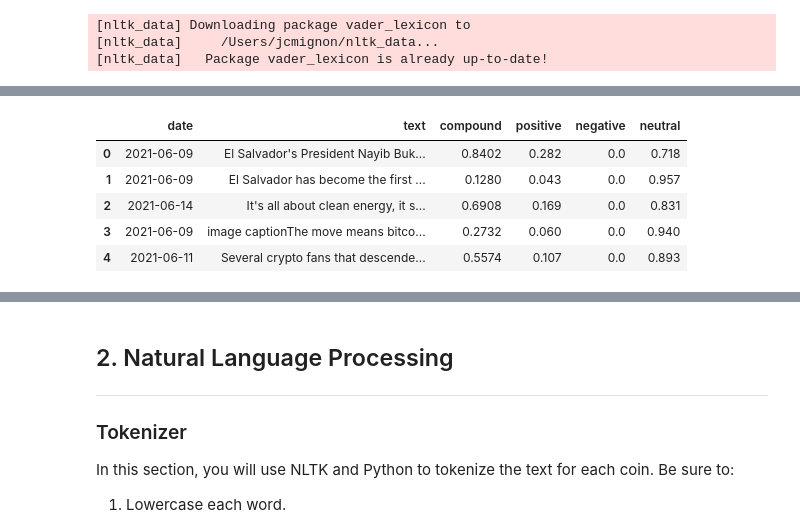
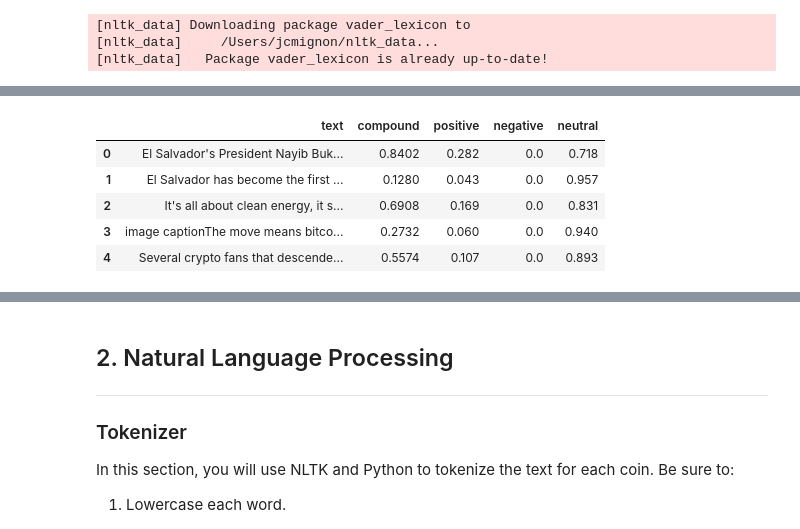
Before and after one commit to jcm-co/homework-CryptoTales, a Jupyter notebook: Starter_Code/crypto_sentiment.ipynb, the cells around one changed output, grey strips where cells are left out. Drawn from its saved outputs; the diff is of its cells as text; code cells hidden in the pictures.

```diff
--- a/Starter_Code/crypto_sentiment.ipynb
+++ b/Starter_Code/crypto_sentiment.ipynb
@@ -52,0 +37,10 @@ eth_news = newsapi.get_everything(q="ethereum", language ="en",sort_by='relevanc
+# %%
+# Fetch the Bitcoin news articles
+btc_news1 = pd.DataFrame(newsapi.get_everything(q="bitcoin", language ="en",sort_by='relevancy',page = 1)['articles'])
+btc_news2 = pd.DataFrame(newsapi.get_everything(q="bitcoin", language ="en",sort_by='relevancy',page = 2)['articles'])
+btc_news3 = pd.DataFrame(newsapi.get_everything(q="bitcoin", language ="en",sort_by='relevancy',page = 3)['articles'])
+btc_news4 = pd.DataFrame(newsapi.get_everything(q="bitcoin", language ="en",sort_by='relevancy',page = 4)['articles'])
+btc_news5 = pd.DataFrame(newsapi.get_everything(q="bitcoin", language ="en",sort_by='relevancy',page = 5)['articles'])
+
+btc_news = pd.concat([btc_news1,btc_news2,btc_news3,btc_news4,btc_news5])
+btc_news
@@ -53,44 +89,35 @@ eth_news = newsapi.get_everything(q="ethereum", language ="en",sort_by='relevanc
 # %%
 # Create the Bitcoin sentiment scores DataFrame
 btc_sentiment = []
 
-for article in btc_news["articles"]:
-    try:
-        text = article["content"]
-        # first 10 - do you want to adjust this?
-        date = article["publishedAt"][:10]
-        sentiment = analyzer.polarity_scores(text)
-        compound = sentiment["compound"]
-        pos = sentiment["pos"]
-        neu = sentiment["neu"]
-        neg = sentiment["neg"]
+for content in btc_news['content']:
+    sentiment = analyzer.polarity_scores(content)
+    compound = sentiment["compound"]
+    pos = sentiment["pos"]
+    neu = sentiment["neu"]
+    neg = sentiment["neg"]
 
-        btc_sentiment.append({
-            "text": text,
-            "date": date,
+    btc_sentiment.append({
+            "text": content,
             "compound": compound,
             "positive": pos,
             "negative": neg,
             "neutral": neu
-
         })
-
-    except AttributeError:
-        pass
 
 # Create DataFrame
 btc_df = pd.DataFrame(btc_sentiment)
 
 # Reorder DataFrame columns
-cols = ["date", "text", "compound", "positive", "negative", "neutral"]
+cols = ["text", "compound", "positive", "negative", "neutral"]
 btc_df = btc_df[cols]
 
 btc_df.head()
 # %% [output]
-|  | date | text | compound | positive | negative | neutral |
-| 0 | 2021-06-09 | El Salvador's President Nayib Buk... | 0.8402 | 0.282 | 0.0 | 0.718 |
-| 1 | 2021-06-09 | El Salvador has become the first ... | 0.1280 | 0.043 | 0.0 | 0.957 |
-| 2 | 2021-06-14 | It's all about clean energy, it s... | 0.6908 | 0.169 | 0.0 | 0.831 |
-| 3 | 2021-06-09 | image captionThe move means bitco... | 0.2732 | 0.060 | 0.0 | 0.940 |
-| 4 | 2021-06-11 | Several crypto fans that descende... | 0.5574 | 0.107 | 0.0 | 0.893 |
+|  | text | compound | positive | negative | neutral |
+| 0 | El Salvador's President Nayib Buk... | 0.8402 | 0.282 | 0.0 | 0.718 |
+| 1 | El Salvador has become the first ... | 0.1280 | 0.043 | 0.0 | 0.957 |
+| 2 | It's all about clean energy, it s... | 0.6908 | 0.169 | 0.0 | 0.831 |
+| 3 | image captionThe move means bitco... | 0.2732 | 0.060 | 0.0 | 0.940 |
+| 4 | Several crypto fans that descende... | 0.5574 | 0.107 | 0.0 | 0.893 |
 # %%
```
Also changed, not shown: parts of 9 cells of this notebook.
